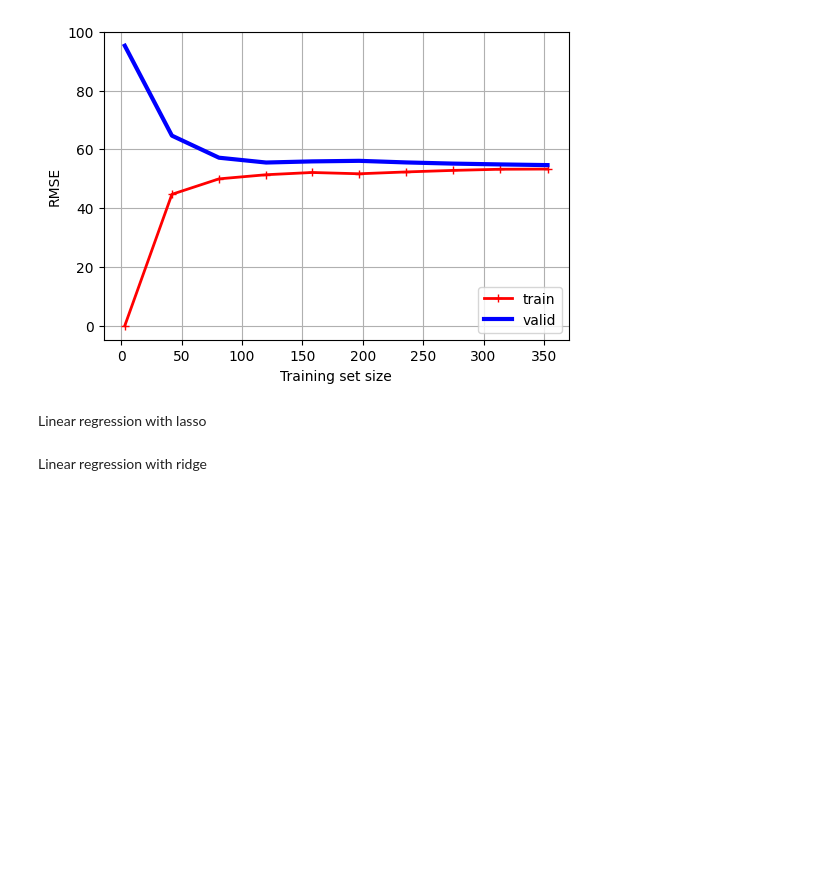
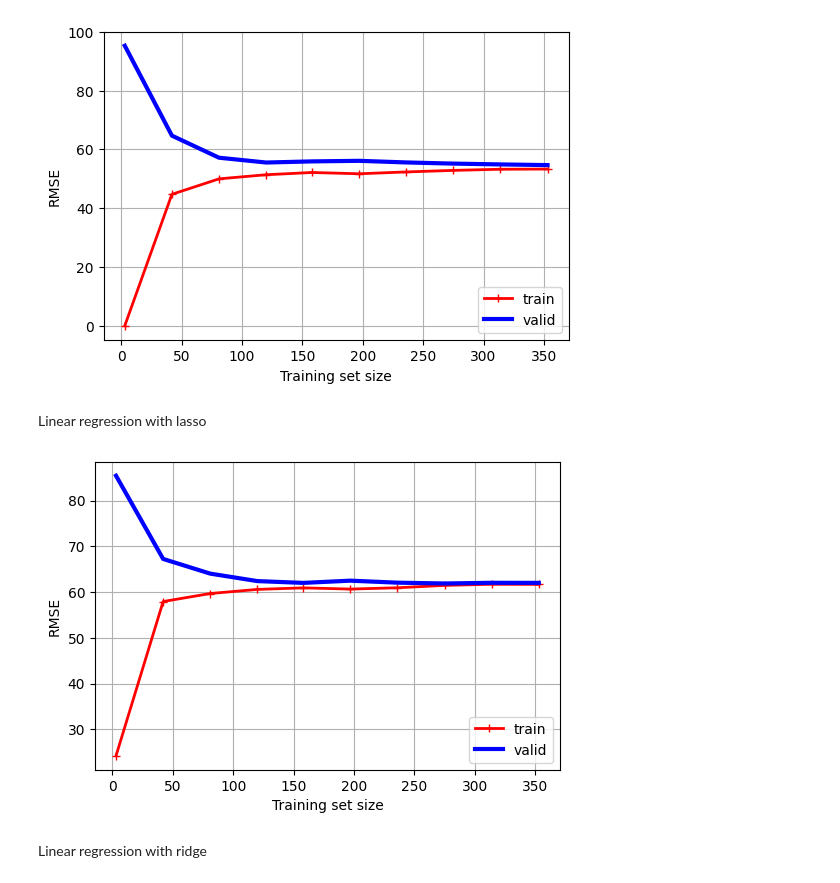
Before and after one commit to Zerd44/Assignment2CS455, a Jupyter notebook: u7_Zubyk_Assign3.ipynb, the cells around one changed output. Drawn from its saved outputs; the diff is of its cells as text; code cells hidden in the pictures; blank space fills up the shorter version.

Commit message:
All regression methods completed

```diff
--- a/u7_Zubyk_Assign3.ipynb
+++ b/u7_Zubyk_Assign3.ipynb
@@ -157,5 +165,32 @@ plt.show()
 [figure]
 # %% [markdown]
 Linear regression with lasso
+# %%
+lasso_regression = Lasso(alpha=1.0)
+
+lasso_regression.fit(x_train, y_train)
+
+y_train_pred_lasso = lasso_regression.predict(x_train)
+y_test_pred_lasso = lasso_regression.predict(x_test)
+
+train_sizes, train_scores, valid_scores = learning_curve(
+    estimator=lasso_regression, X=diabetes_data.data, y=diabetes_data.target, cv=5, train_sizes=np.linspace(0.01, 1.0, 10),
+    scoring="neg_root_mean_squared_error", shuffle=True, random_state=42)
+
+train_errors_linear_lasso = -train_scores.mean(axis=1)
+valid_errors_linear_lasso = -valid_scores.mean(axis=1)
+
+plt.figure(figsize=(6,4))
+plt.plot(train_sizes, train_errors_linear_lasso, 'r-+', linewidth=2, label='train')
+plt.plot(train_sizes, valid_errors_linear_lasso, 'b-', linewidth=3, label='valid')
+
+plt.xlabel("Training set size")
+plt.ylabel("RMSE")
+plt.grid()
+plt.legend(loc="lower right")
+
+plt.show()
+# %% [output]
+[figure, added]
 # %% [markdown]
 Linear regression with ridge
```
Also changed, not shown: parts of 7 cells of this notebook.
